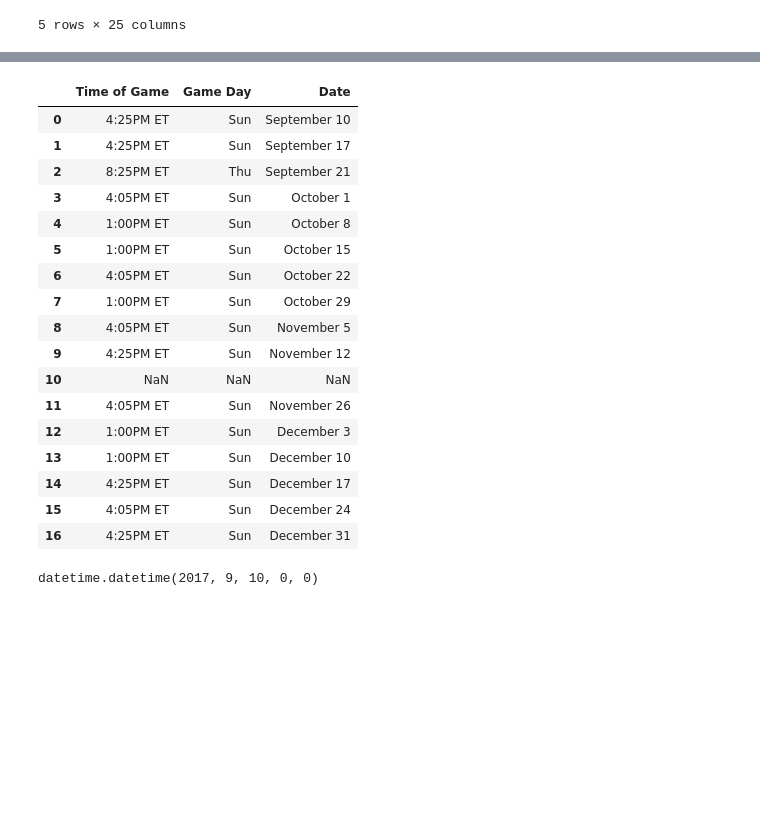
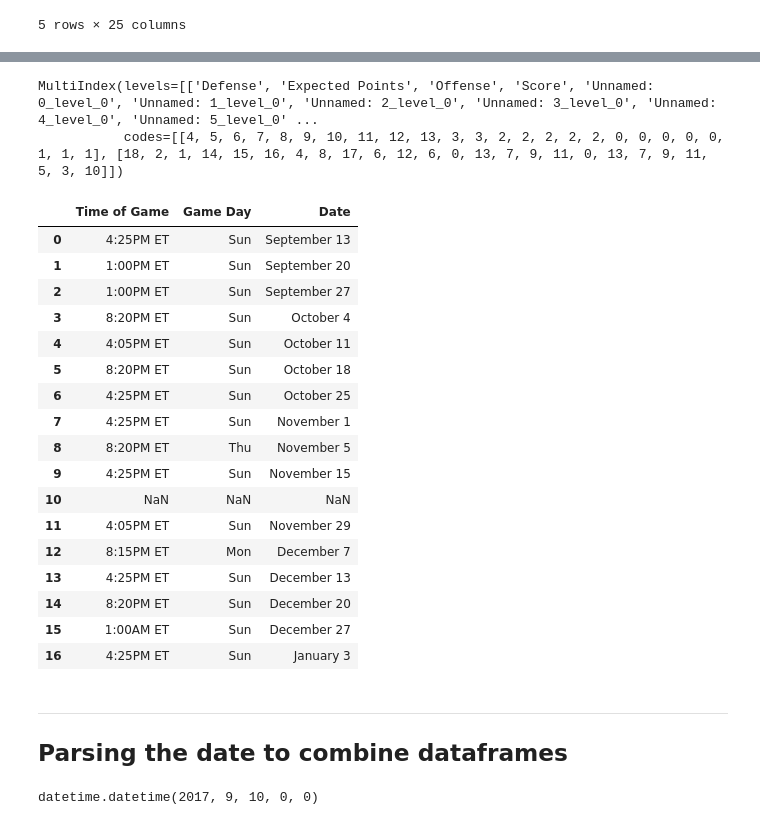
Before and after one commit to sheldon217/Project_2, a Jupyter notebook: Project_Rich.ipynb, the cells around one changed output, grey strips where cells are left out. Cells and saved outputs as stored; diff of their text form; code cells hidden in the pictures; blank space fills up the shorter version.

```diff
--- a/Project_Rich.ipynb
+++ b/Project_Rich.ipynb
@@ -213,2 +209,7 @@ memory usage: 4.2+ KB
+# %%
+yr_2017.columns
+# %% [output]
+MultiIndex(levels=[['Defense', 'Expected Points', 'Offense', 'Score', 'Unnamed: 0_level_0', 'Unnamed: 1_level_0', 'Unnamed: 2_level_0', 'Unnamed: 3_level_0', 'Unnamed: 4_level_0', 'Unnamed: 5_level_0' ...
+           codes=[[4, 5, 6, 7, 8, 9, 10, 11, 12, 13, 3, 3, 2, 2, 2, 2, 2, 0, 0, 0, 0, 0, 1, 1, 1], [18, 2, 1, 14, 15, 16, 4, 8, 17, 6, 12, 6, 0, 13, 7, 9, 11, 0, 13, 7, 9, 11, 5, 3, 10]])
 # %%
 df_2017 = yr_2017[["Unnamed: 3_level_0","Unnamed: 1_level_0", "Unnamed: 2_level_0"]]
@@ -225,27 +226,31 @@ df_2017.columns = ["Time of Game", "Game Day", "Date"]
 df_2018.columns = ["Time of Game", "Game Day", "Date"]
 df_2019.columns = ["Time of Game", "Game Day", "Date"]
 df_2020.columns = ["Time of Game", "Game Day", "Date"]
-# %%
-df_2017
-# %% [output]
-|  | Time of Game | Game Day | Date |
-| 0 | 4:25PM ET | Sun | September 10 |
-| 1 | 4:25PM ET | Sun | September 17 |
-| 2 | 8:25PM ET | Thu | September 21 |
-| 3 | 4:05PM ET | Sun | October 1 |
-| 4 | 1:00PM ET | Sun | October 8 |
-| 5 | 1:00PM ET | Sun | October 15 |
-| 6 | 4:05PM ET | Sun | October 22 |
-| 7 | 1:00PM ET | Sun | October 29 |
-| 8 | 4:05PM ET | Sun | November 5 |
-| 9 | 4:25PM ET | Sun | November 12 |
-| 10 | NaN | NaN | NaN |
-| 11 | 4:05PM ET | Sun | November 26 |
-| 12 | 1:00PM ET | Sun | December 3 |
-| 13 | 1:00PM ET | Sun | December 10 |
-| 14 | 4:25PM ET | Sun | December 17 |
-| 15 | 4:05PM ET | Sun | December 24 |
-| 16 | 4:25PM ET | Sun | December 31 |
+# %%
+df_2020
+# %% [output]
+|  | Time of Game | Game Day | Date |
+| 0 | 4:25PM ET | Sun | September 13 |
+| 1 | 1:00PM ET | Sun | September 20 |
+| 2 | 1:00PM ET | Sun | September 27 |
+| 3 | 8:20PM ET | Sun | October 4 |
+| 4 | 4:05PM ET | Sun | October 11 |
+| 5 | 8:20PM ET | Sun | October 18 |
+| 6 | 4:25PM ET | Sun | October 25 |
+| 7 | 4:25PM ET | Sun | November 1 |
+| 8 | 8:20PM ET | Thu | November 5 |
+| 9 | 4:25PM ET | Sun | November 15 |
+| 10 | NaN | NaN | NaN |
+| 11 | 4:05PM ET | Sun | November 29 |
+| 12 | 8:15PM ET | Mon | December 7 |
+| 13 | 4:25PM ET | Sun | December 13 |
+| 14 | 8:20PM ET | Sun | December 20 |
+| 15 | 1:00AM ET | Sun | December 27 |
+| 16 | 4:25PM ET | Sun | January 3 |
+# %% [markdown]
+---
+
+## Parsing the date to combine dataframes
 # %%
 import warnings
 import dateparser
```
Also changed, not shown: parts of 23 cells of this notebook.
